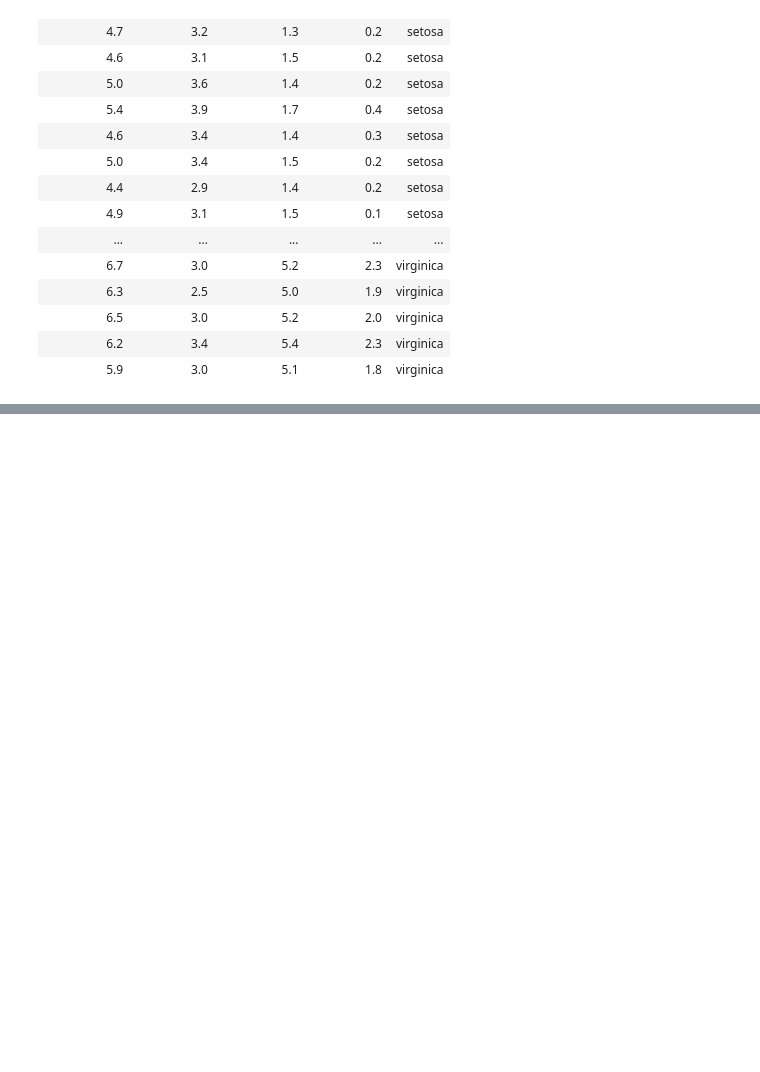
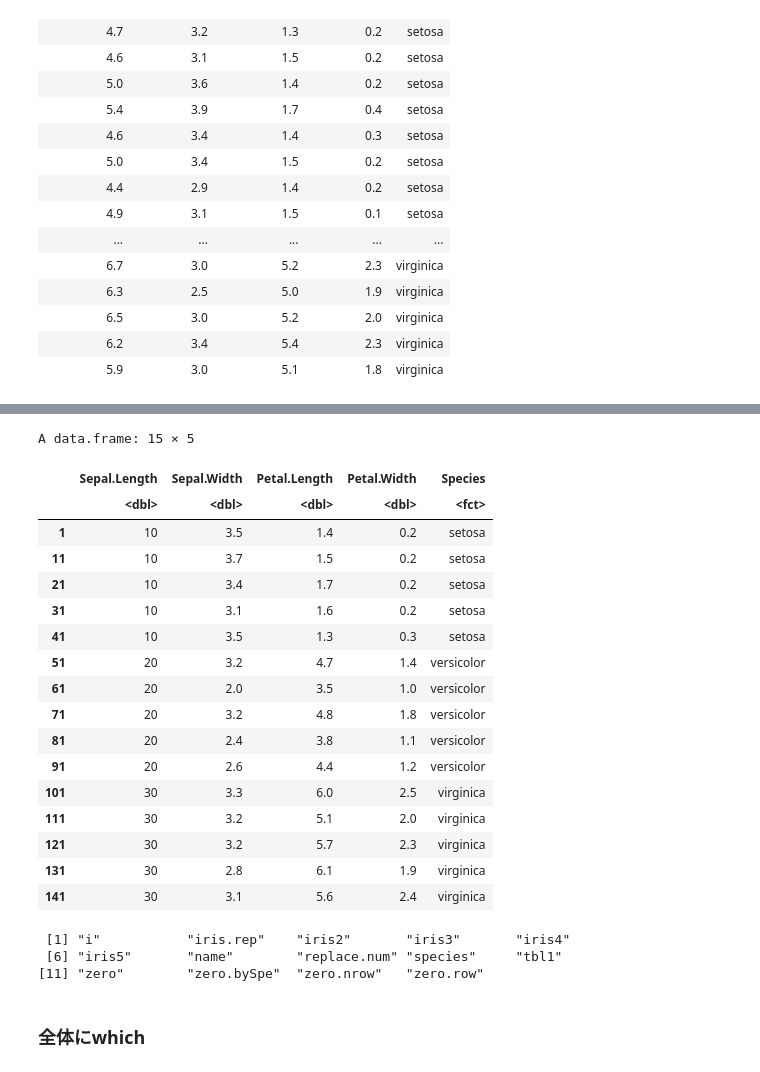
Before and after one commit to e4Rl97/Jupyter191118, a Jupyter notebook: prac.ipynb, the cells around one changed output, grey strips where cells are left out. Drawn from its saved outputs; the diff is of its cells as text; code cells hidden in the pictures; blank space fills up the shorter version.

```diff
--- a/prac.ipynb
+++ b/prac.ipynb
@@ -140,0 +170,3 @@ A data.frame: 150 × 5
+# %%
+species <- as.vector(unique(iris5$Species))
+species
@@ -140,0 +177,3 @@ A data.frame: 150 × 5
+# %%
+replace.num <- seq(10, 30, by = 10)
+replace.num
@@ -140,0 +184,6 @@ A data.frame: 150 × 5
+# %%
+tbl1 <- as.data.frame(cbind(species, replace.num))
+name <- names(tbl1)
+tbl1$replace.num <- as.numeric(as.character(tbl1$replace.num))
+names(tbl1) <- name
+tbl1
@@ -140,0 +215,12 @@ A data.frame: 150 × 5
+# %%
+zero.bySpe <- {}
+iris.rep <- {}
+for(i in species) {
+    a <- dplyr::filter(iris5, Species == i)
+    zero.bySpe <- append(zero.bySpe, which(a$Sepal.Length == 0))
+    a[zero.bySpe,1] <- filter(tbl1, species == i)$replace.num
+    iris.rep <- rbind(iris.rep, a)
+    rm(a)
+}
+zero.bySpe
+iris.rep
@@ -140,0 +248,29 @@ A data.frame: 150 × 5
+# %%
+iris.rep[zero.nrow,]
+# %% [output]
+A data.frame: 15 × 5
+|  | Sepal.Length | Sepal.Width | Petal.Length | Petal.Width | Species |
+|  | <dbl> | <dbl> | <dbl> | <dbl> | <fct> |
+| 1 | 10 | 3.5 | 1.4 | 0.2 | setosa |
+| 11 | 10 | 3.7 | 1.5 | 0.2 | setosa |
+| 21 | 10 | 3.4 | 1.7 | 0.2 | setosa |
+| 31 | 10 | 3.1 | 1.6 | 0.2 | setosa |
+| 41 | 10 | 3.5 | 1.3 | 0.3 | setosa |
+| 51 | 20 | 3.2 | 4.7 | 1.4 | versicolor |
+| 61 | 20 | 2.0 | 3.5 | 1.0 | versicolor |
+| 71 | 20 | 3.2 | 4.8 | 1.8 | versicolor |
+| 81 | 20 | 2.4 | 3.8 | 1.1 | versicolor |
+| 91 | 20 | 2.6 | 4.4 | 1.2 | versicolor |
+| 101 | 30 | 3.3 | 6.0 | 2.5 | virginica |
+| 111 | 30 | 3.2 | 5.1 | 2.0 | virginica |
+| 121 | 30 | 3.2 | 5.7 | 2.3 | virginica |
+| 131 | 30 | 2.8 | 6.1 | 1.9 | virginica |
+| 141 | 30 | 3.1 | 5.6 | 2.4 | virginica |
+# %%
+ls()
+# %% [output]
+ [1] "i"           "iris.rep"    "iris2"       "iris3"       "iris4"
+ [6] "iris5"       "name"        "replace.num" "species"     "tbl1"
+[11] "zero"        "zero.bySpe"  "zero.nrow"   "zero.row"
+# %% [markdown]
+### 全体にwhich
```
Also changed, not shown: parts of 13 cells of this notebook.
